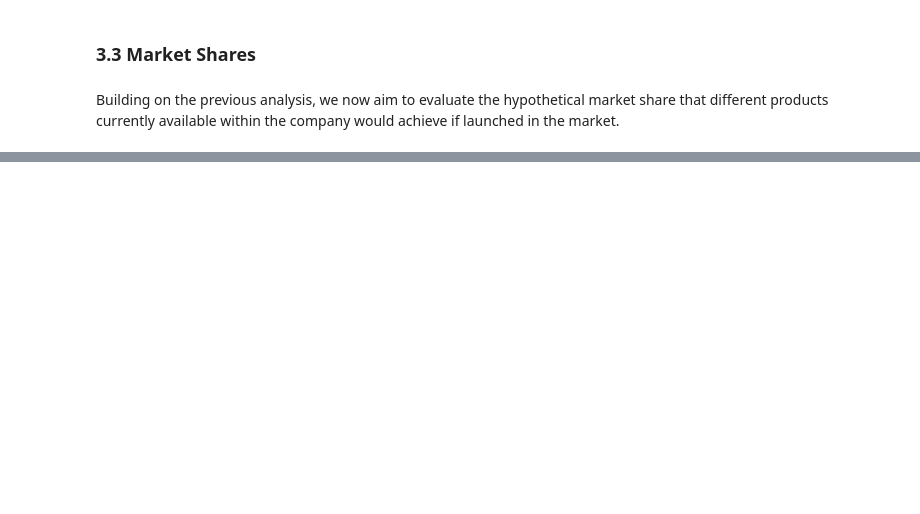
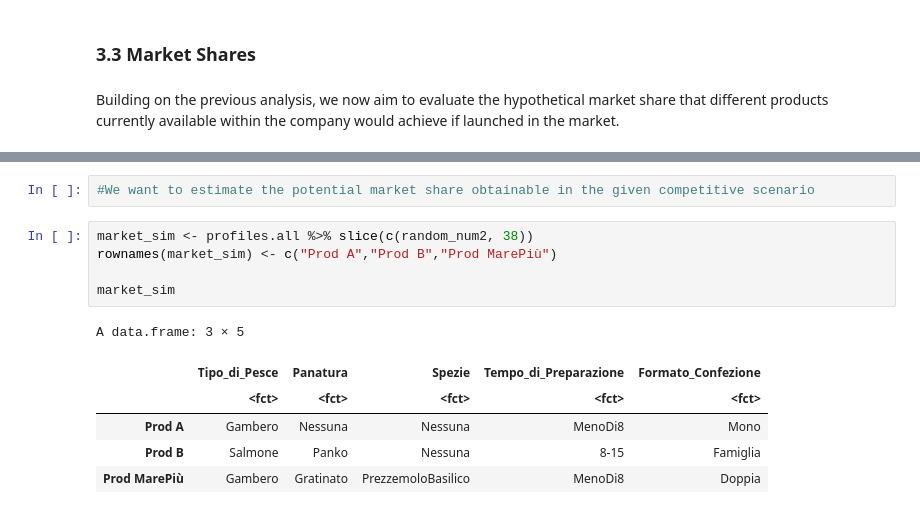
Before and after one commit to AngelicaLongo/Marketing-analytics-, a Jupyter notebook: Conjoint.ipynb, the cells around one changed output, grey strips where cells are left out. Saved outputs shown, nothing was run; the diff lists cells and outputs as text; blank space fills up the shorter version.

```diff
--- a/Conjoint.ipynb
+++ b/Conjoint.ipynb
@@ -882,0 +850,14 @@ conjoint_data$id_respondent <- as.factor(conjoint_data$id_respondent)
+# %%
+#We want to estimate the potential market share obtainable in the given competitive scenario
+# %%
+market_sim <- profiles.all %>% slice(c(random_num2, 38))
+rownames(market_sim) <- c("Prod A","Prod B","Prod MarePiù")
+
+market_sim
+# %% [output]
+A data.frame: 3 × 5
+|  | Tipo_di_Pesce | Panatura | Spezie | Tempo_di_Preparazione | Formato_Confezione |
+|  | <fct> | <fct> | <fct> | <fct> | <fct> |
+| Prod A | Gambero | Nessuna | Nessuna | MenoDi8 | Mono |
+| Prod B | Salmone | Panko | Nessuna | 8-15 | Famiglia |
+| Prod MarePiù | Gambero | Gratinato | PrezzemoloBasilico | MenoDi8 | Doppia |
```
Also changed, not shown: parts of 48 cells of this notebook.
